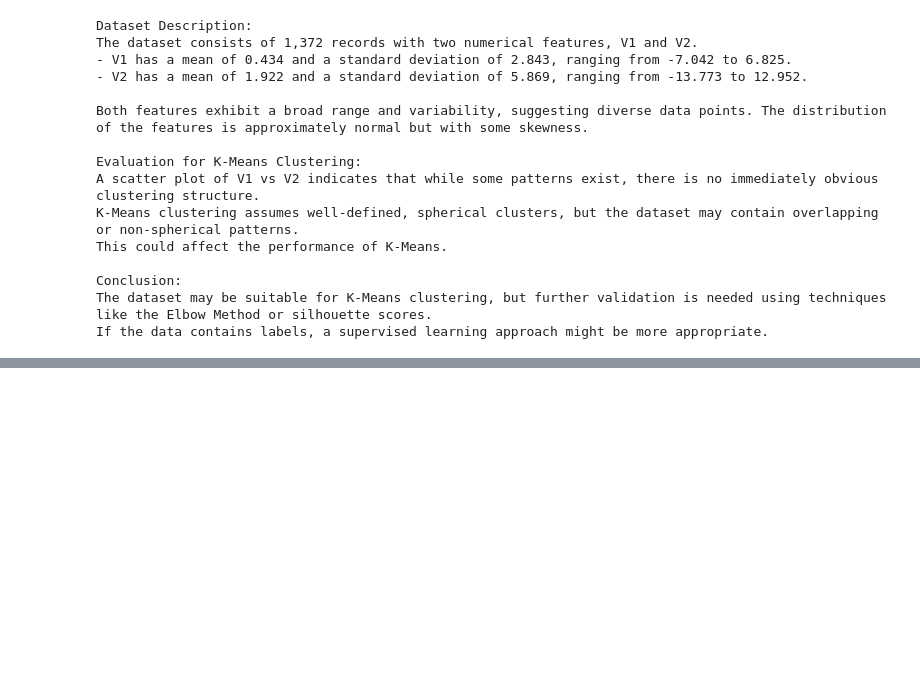
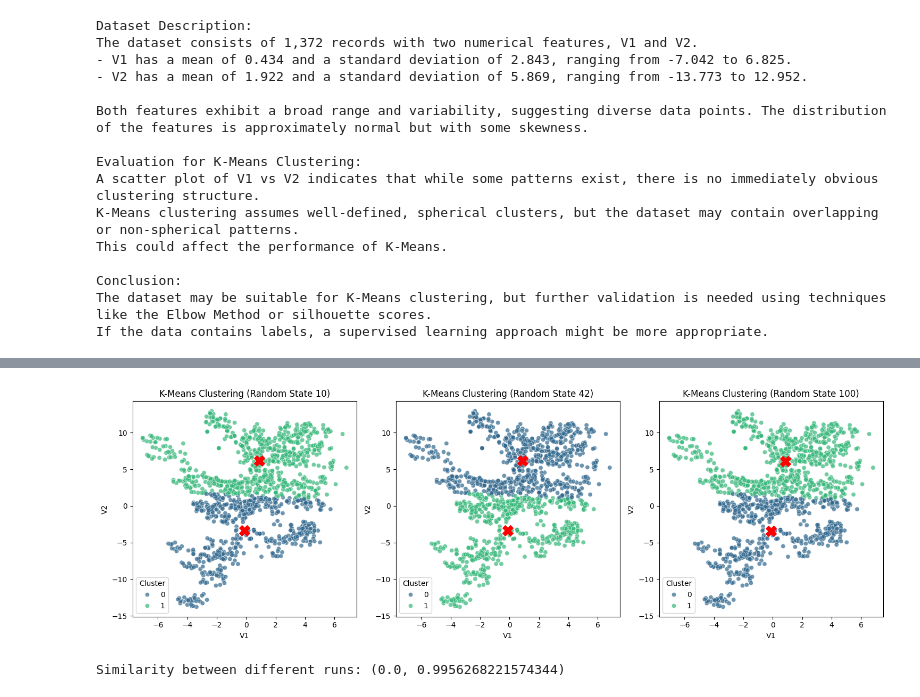
Before and after one commit to Mayar215999/data-science-project, a Jupyter notebook: bankNote_Assignment.ipynb, the cells around one changed output, grey strips where cells are left out. Saved outputs shown, nothing was run; the diff lists cells and outputs as text; code cells hidden in the pictures; blank space fills up the shorter version.

```diff
--- a/bankNote_Assignment.ipynb
+++ b/bankNote_Assignment.ipynb
@@ -134,0 +172,36 @@ If the data contains labels, a supervised learning approach might be more approp
+# %%
+
+#Step 3: Re-run K-Means several times and visualize the results
+# Run K-Means multiple times with different random states
+fig, axes = plt.subplots(1, 3, figsize=(15, 5))
+
+for i, seed in enumerate([10, 42, 100]):
+    kmeans = KMeans(n_clusters=2, random_state=seed)
+    df['Cluster'] = kmeans.fit_predict(X)
+
+    # Scatter plot for each run
+    sns.scatterplot(ax=axes[i], x=df['V1'], y=df['V2'], hue=df['Cluster'], palette='viridis', alpha=0.7)
+    axes[i].scatter(kmeans.cluster_centers_[:, 0], kmeans.cluster_centers_[:, 1], s=200, c='red', marker='X')
+    axes[i].set_title(f"K-Means Clustering (Random State {seed})")
+    axes[i].set_xlabel("V1")
+    axes[i].set_ylabel("V2")
+
+plt.tight_layout()
+plt.show()
+# %% [output]
+[figure, added]
+# %%
+#Step 4: Compare the results - Is K-Means stable
+# Checking cluster labels from different runs
+seeds = [10, 42, 100]
+labels = []
+
+for seed in seeds:
+    kmeans = KMeans(n_clusters=2, random_state=seed)
+    labels.append(kmeans.fit_predict(X))
+
+# Compare labels from different runs
+similarity = np.mean(labels[0] == labels[1]), np.mean(labels[0] == labels[2])
+print(f"Similarity between different runs: {similarity}")
+# %% [output]
+Similarity between different runs: (0.0, 0.9956268221574344)
```
Also changed, not shown: parts of 4 cells of this notebook.
